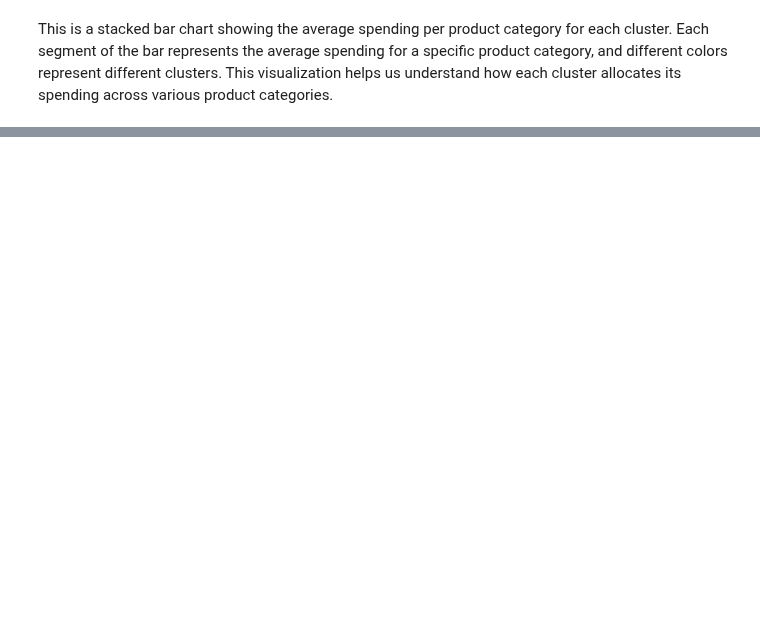
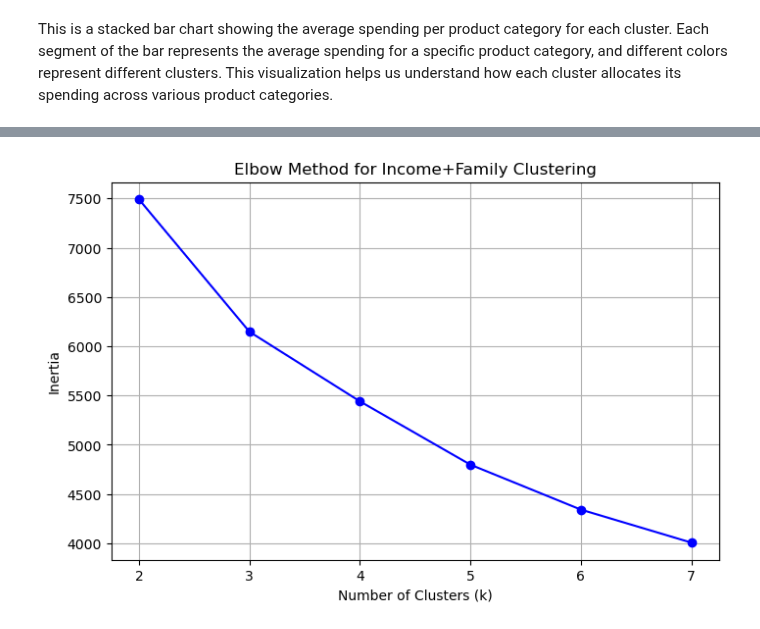
Before and after one commit to martinaainembabazi/GROUP-D-DATA-SCIENCE-PROJECT-ON-CUSTOMER-SEGMENTATION, a Jupyter notebook: customersegmentation.ipynb, the cells around one changed output, grey strips where cells are left out. Saved outputs shown, nothing was run; the diff lists cells and outputs as text; code cells hidden in the pictures; blank space fills up the shorter version.

Commit message:
income clustering

```diff
--- a/customersegmentation.ipynb
+++ b/customersegmentation.ipynb
@@ -637,0 +882,71 @@ plt.show()
+# %%
+# Income-Based Clustering
+
+from sklearn.preprocessing import StandardScaler
+from sklearn.cluster import KMeans
+import matplotlib.pyplot as plt
+
+# Load the featured dataset
+df = pd.read_csv('featured_customer_segmentation.csv')
+
+# Select income-related features INCLUDING Total_Dependents for clustering
+income_features = [
+    'Income',
+    'Total_Spending',
+    'Age',
+    'Education',
+    'Total_Dependents'
+]
+
+# Prepare the data
+X = df[income_features].copy()
+
+# Scale the features
+scaler = StandardScaler()
+X_scaled = scaler.fit_transform(X)
+
+# Find optimal number of clusters using elbow method
+inertias = []
+k_range = range(2, 8)
+
+for k in k_range:
+    kmeans = KMeans(n_clusters=k, random_state=42)
+    kmeans.fit(X_scaled)
+    inertias.append(kmeans.inertia_)
+
+# Plot elbow curve
+plt.figure(figsize=(8, 5))
+plt.plot(k_range, inertias, 'bo-')
+plt.xlabel('Number of Clusters (k)')
+plt.ylabel('Inertia')
+plt.title('Elbow Method for Income+Family Clustering')
+plt.grid(True)
+plt.show()
+
+# Apply clustering with optimal k (let's use 3)
+optimal_k = 3
+kmeans = KMeans(n_clusters=optimal_k, random_state=42)
+df['Income_Cluster'] = kmeans.fit_predict(X_scaled)
+
+# Analyze clusters
+cluster_summary = df.groupby('Income_Cluster')[income_features].mean().round(2)
+print("Income Cluster Summary:")
+print(cluster_summary)
+
+# Count customers per cluster
+print("\nCustomers per cluster:")
+print(df['Income_Cluster'].value_counts().sort_index())
+
+# Additional analysis showing family impact
+print("\nDetailed Family Impact Analysis:")
+for cluster in sorted(df['Income_Cluster'].unique()):
+    cluster_data = df[df['Income_Cluster'] == cluster]
+    print(f"\nCluster {cluster}:")
+    print(f"  Average Income: ${cluster_data['Income'].mean():.0f}")
+    print(f"  Average Age: {cluster_data['Age'].mean():.1f}")
+    print(f"  Average Dependents: {cluster_data['Total_Dependents'].mean():.1f}")
+    print(f"  Average Education: {cluster_data['Education'].mean():.1f}")
+    print(f"  Average Spending: ${cluster_data['Total_Spending'].mean():.0f}")
+    print(f"  % with children: {(cluster_data['Total_Dependents'] > 0).mean()*100:.1f}%")
+# %% [output]
+[figure, added]
```
Also changed, not shown: parts of 30 cells of this notebook, 2 other files.
